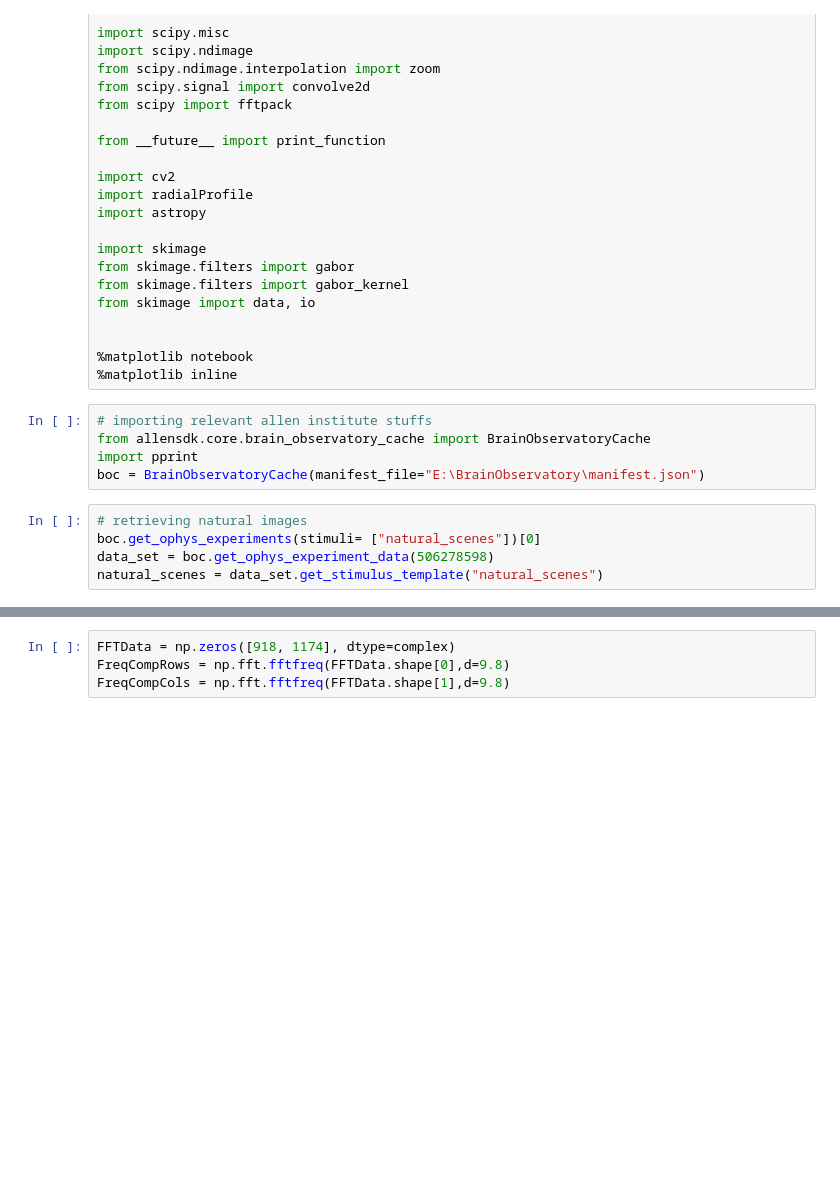
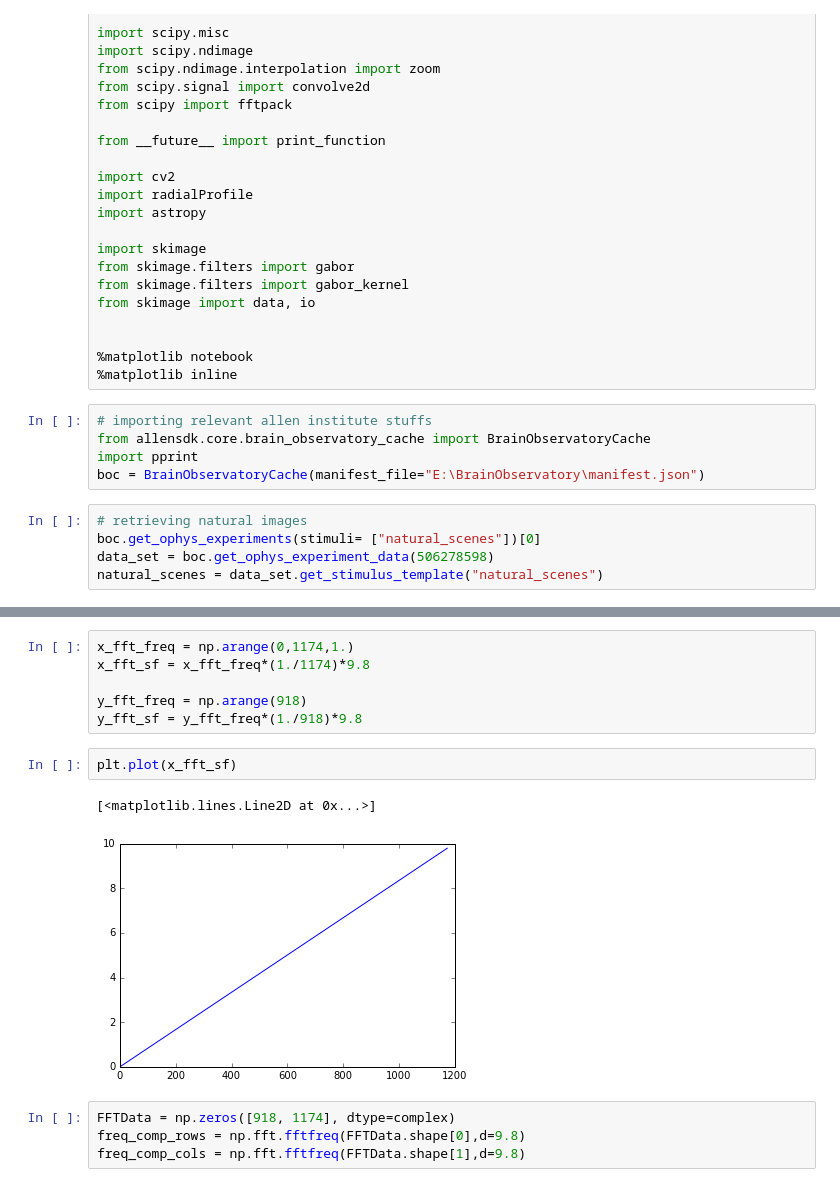
Before and after one commit to vrebex/SWDB-KART, a Jupyter notebook: fourier_transform_dat_image.ipynb, the cells around one changed output, grey strips where cells are left out. Drawn from its saved outputs; the diff is of its cells as text; blank space fills up the shorter version.

```diff
--- a/fourier_transform_dat_image.ipynb
+++ b/fourier_transform_dat_image.ipynb
@@ -130,4 +116,15 @@ img.shape
+# %%
+x_fft_freq = np.arange(0,1174,1.)
+x_fft_sf = x_fft_freq*(1./1174)*9.8
+
+y_fft_freq = np.arange(918)
+y_fft_sf = y_fft_freq*(1./918)*9.8
+# %%
+plt.plot(x_fft_sf)
+# %% [output]
+[<matplotlib.lines.Line2D at 0x...>]
+[figure, added]
 # %%
 FFTData = np.zeros([918, 1174], dtype=complex)
-FreqCompRows = np.fft.fftfreq(FFTData.shape[0],d=9.8)
-FreqCompCols = np.fft.fftfreq(FFTData.shape[1],d=9.8)
+freq_comp_rows = np.fft.fftfreq(FFTData.shape[0],d=9.8)
+freq_comp_cols = np.fft.fftfreq(FFTData.shape[1],d=9.8)
```
Also changed, not shown: parts of 9 cells of this notebook.
